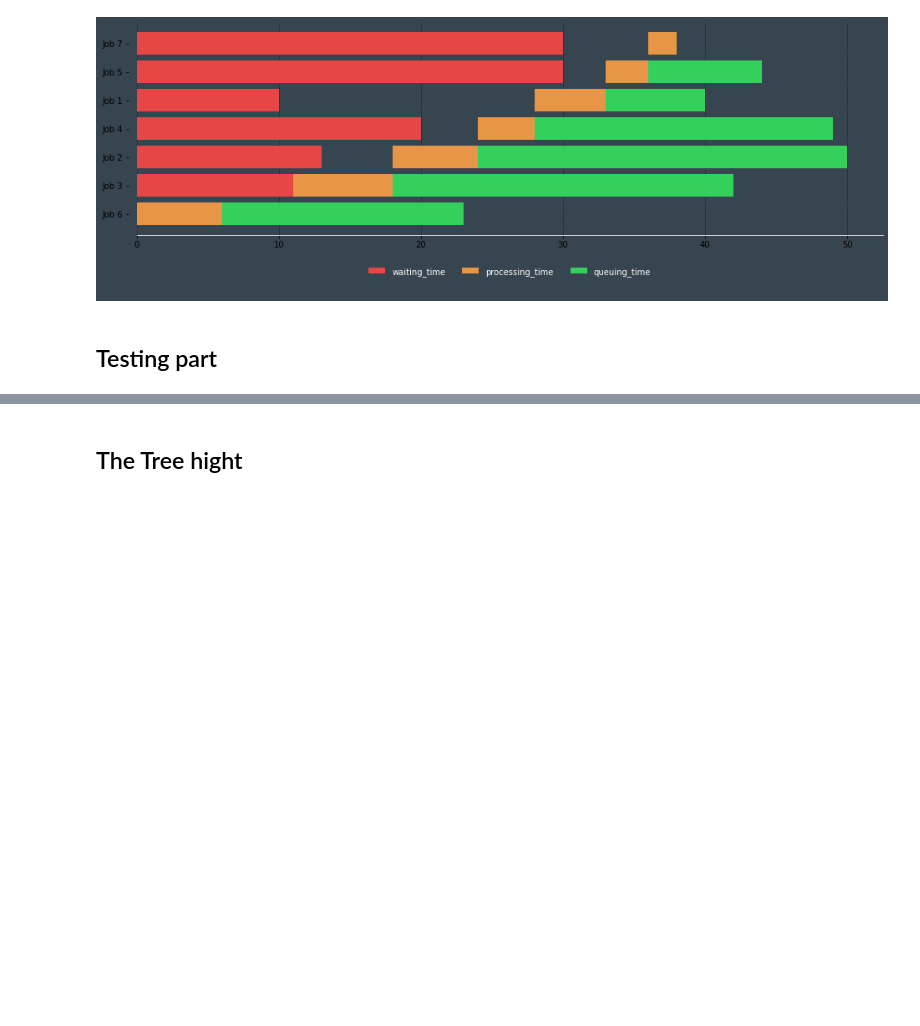
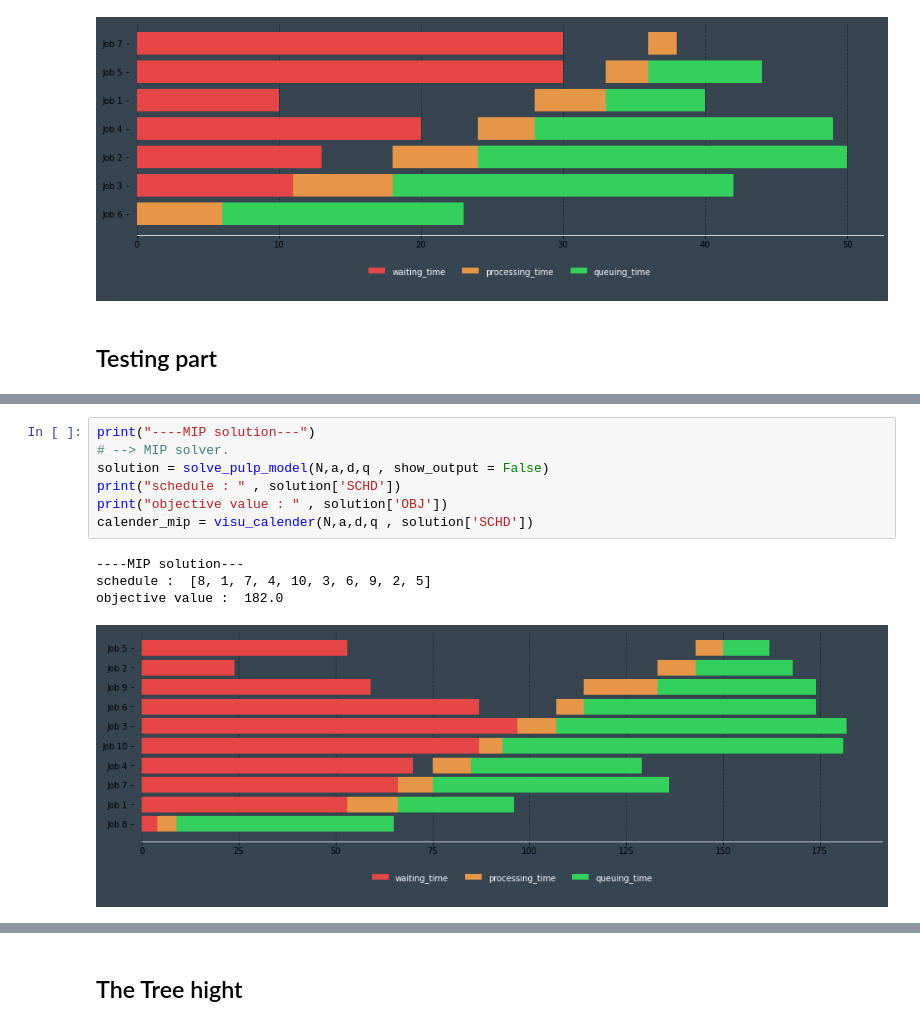
Before and after one commit to lolofo/ro_project_4gm, a Jupyter notebook: project_final/final_project.ipynb, the cells around one changed output, grey strips where cells are left out. Saved outputs shown, nothing was run; the diff lists cells and outputs as text; blank space fills up the shorter version.

```diff
--- a/project_final/final_project.ipynb
+++ b/project_final/final_project.ipynb
@@ -1290,0 +1323,12 @@ Result :  41.0
+# %%
+print("----MIP solution---")
+# --> MIP solver.
+solution = solve_pulp_model(N,a,d,q , show_output = False)
+print("schedule : " , solution['SCHD'])
+print("objective value : " , solution['OBJ'])
+calender_mip = visu_calender(N,a,d,q , solution['SCHD'])
+# %% [output]
+----MIP solution---
+schedule :  [8, 1, 7, 4, 10, 3, 6, 9, 2, 5]
+objective value :  182.0
+[figure, added]
```
Also changed, not shown: parts of 26 cells of this notebook.
